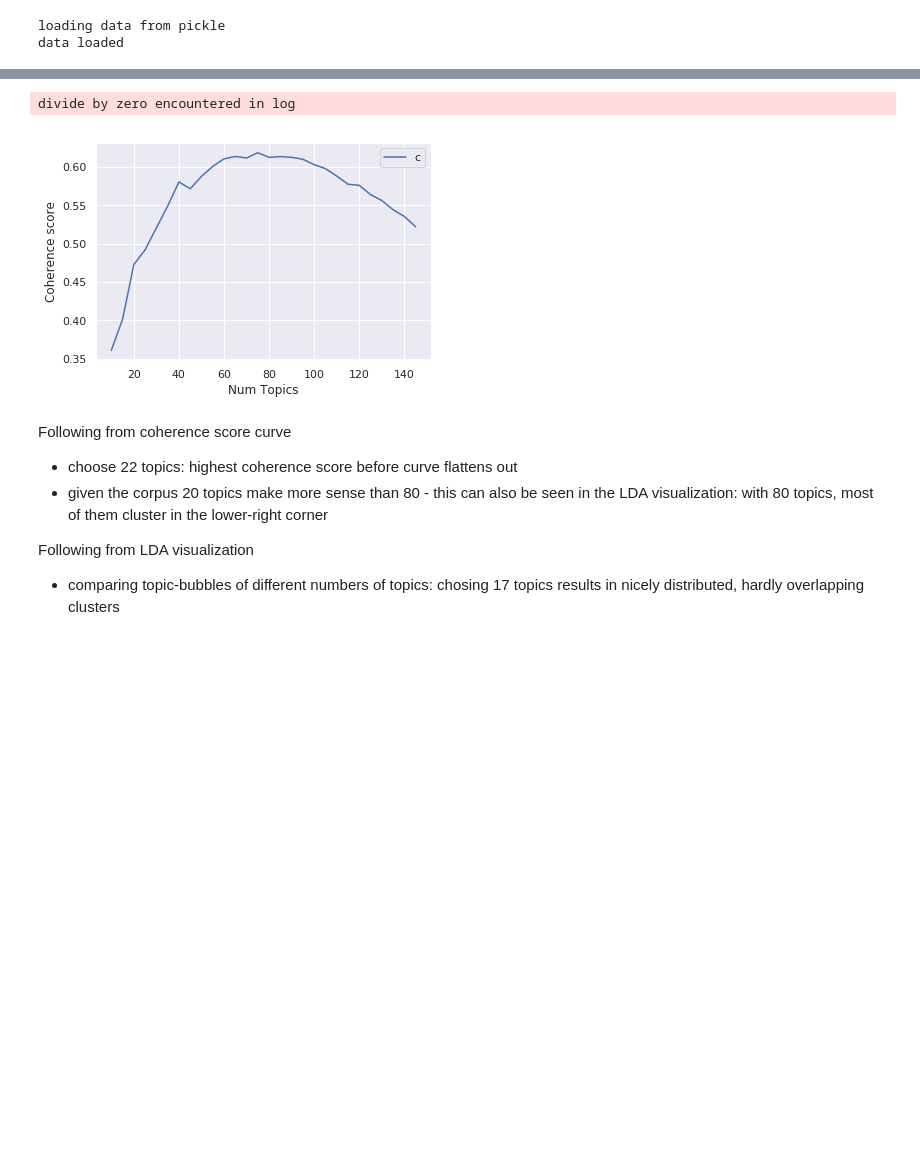
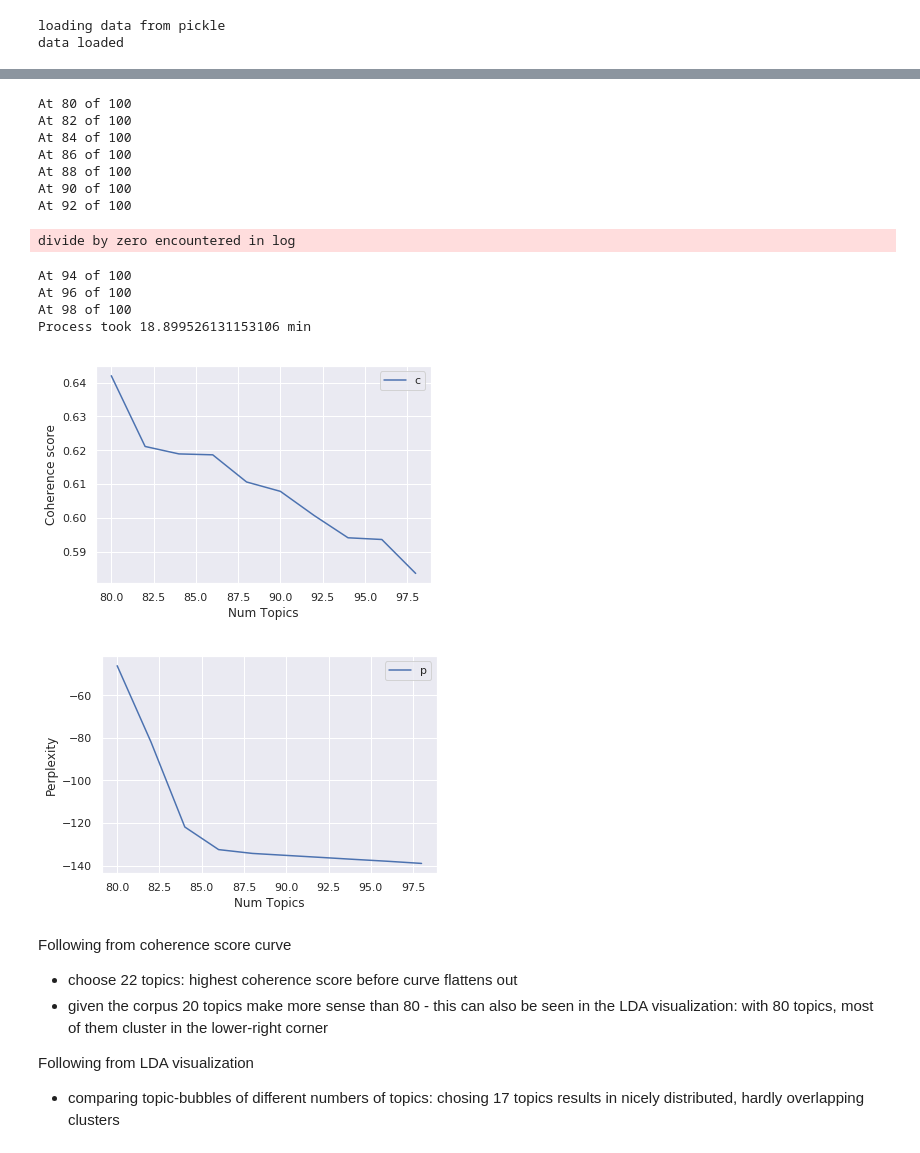
Before and after one commit to FranziSchmitt/Twitter_sentimentanalysis, a Jupyter notebook: Scripts/LDA_nlp.ipynb, the cells around one changed output, grey strips where cells are left out. Drawn from its saved outputs; the diff is of its cells as text; code cells hidden in the pictures; blank space fills up the shorter version.

```diff
--- a/Scripts/LDA_nlp.ipynb
+++ b/Scripts/LDA_nlp.ipynb
@@ -158,5 +89,0 @@ def daily_topifier(df, cv_features, n_topics, n_top_words):
-# %%
-topics = daily_topifier(all_data, cv_features=5000, n_topics=5, n_top_words=5)
-
-topics
-# interesting: afd is very common but does not appear to be a topic
@@ -202,12 +102,12 @@ def keep_tags(text, nlp):
 # %%
-save = False
+save = True
 
-path_com_corpus = '../Data/lda_nop_ccorpus.pkl'
-path_corpus = '../Data/lda_nop_corpus'
-path_dic = '../Data/lda_nop_dic.pkl'
+path_com_corpus = '../Data/lda_nlp_ccorpus.pkl'
+path_corpus = '../Data/lda_nlp_corpus'
+path_dic = '../Data/lda_nlp_dic.pkl'
 
 if save:
-    text = all_data.loc[:, 'clean_text'].map(lambda x: x.lower())
+    text = all_data.loc[:, 'clean_text'].map(lambda x: x.lower()).map(party_substituter)
 
     document = []
 
@@ -219,9 +119,9 @@ if save:
     corpus = []
     tick = time()
     for i, term in enumerate(document):
-        corpus.append(sparse_text(term, nlp))
+        corpus.append(sparse_text_nostemmer(term, nlp))
         print('{}/{}'.format(i, lengths), end='\r')
-        if i % 1000 == 0:
+        if i % 5000 == 0:
             t1 = (time() - tick)/60
             print('Took {:.2f} min for {} loops'.format(t1, i))
     print('The entire process took {:.2f} min'.format((time() - tick)/60))
@@ -249,37 +167,61 @@ def compute_coherence_values(dictionary, corpus, texts, limit, start=2, step=3):
     """
     Compute coherence for various number of topics
 
     Parameters:
     dictionary : Gensim dictionary
     corpus : Gensim corpus
     texts : List of input texts
     limit : Max num of topics
 
     Plots coherence score over number of topics
     """
+    tick = time()
     coherence_values = []
     model_list = []
+    perplexity_values = []
     for num_topics in range(start, limit, step):
         model=LdaModel(corpus=corpus,
                        id2word=dictionary,
                        num_topics=num_topics,
                        alpha=0.001,
-                       minimum_probability=0.2)
+                       minimum_probability=0.2,
+                       iterations=10)
         model_list.append(model)
         coherencemodel = CoherenceModel(model=model, texts=texts, dictionary=dictionary, coherence='c_v')
         coherence_values.append(coherencemodel.get_coherence())
+        perplexity_values.append(model.log_perplexity(common_corpus))
+        print('At {} of {}'.format(num_topics, limit))
+    print('Process took {} min'.format((time()-tick)/60))
 
     x = range(start, limit, step)
     plt.plot(x, coherence_values)
     plt.xlabel("Num Topics")
     plt.ylabel("Coherence score")
     plt.legend(("coherence_values"), loc='best')
     plt.show()
 
-compute_coherence_values(common_dictionary, common_corpus, corpus, limit=150, start=10, step=5)
+    plt.plot(x, perplexity_values)
+    plt.xlabel("Num Topics")
+    plt.ylabel("Perplexity")
+    plt.legend(("perplexity"), loc='best')
+    plt.show()
+
+compute_coherence_values(common_dictionary, common_corpus, corpus, limit=100, start=80, step=2)
 # %% [output]
-divide by zero encountered in log
+At 80 of 100
+At 82 of 100
+At 84 of 100
+At 86 of 100
+At 88 of 100
+At 90 of 100
+At 92 of 100
+divide by zero encountered in log
+At 94 of 100
+At 96 of 100
+At 98 of 100
+Process took 18.899526131153106 min
-[figure, old version]
+[figure, new version]
+[figure, added]
 # %% [markdown]
 Following from coherence score curve
 - choose 22 topics: highest coherence score before curve flattens out
```
Also changed, not shown: parts of 15 cells of this notebook, 10 other files.
